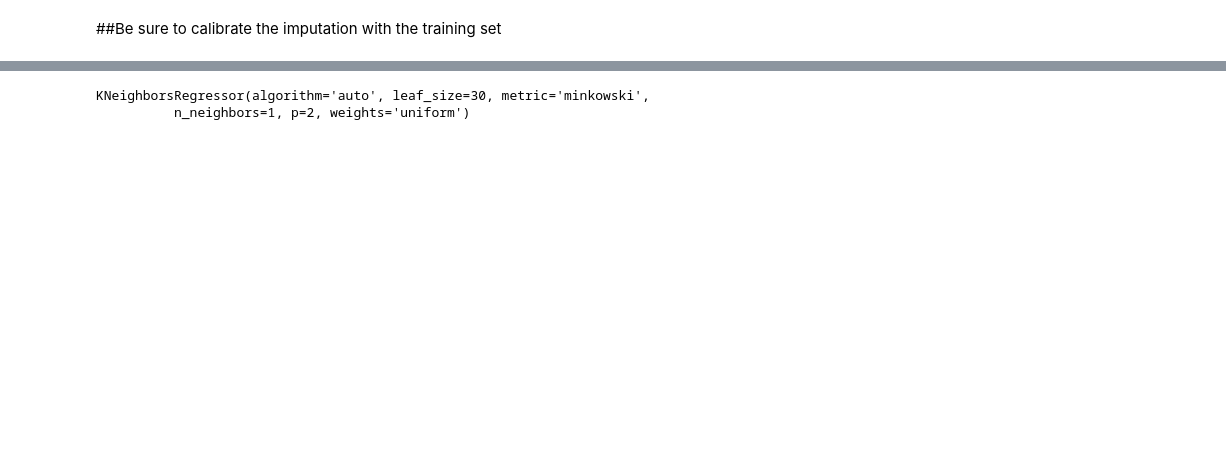
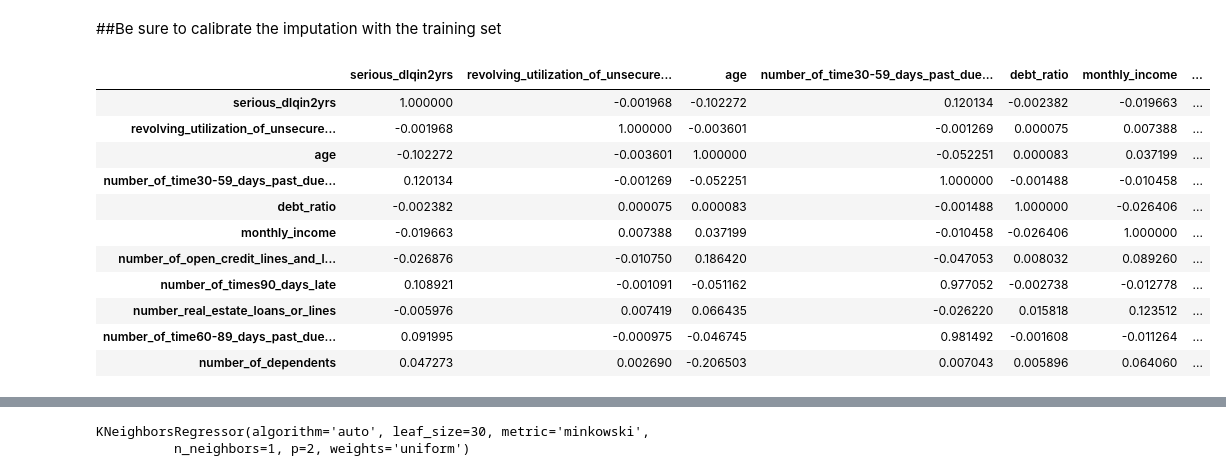
Before and after one commit to yhat/DataGotham2013, a Jupyter notebook: notebooks/5 - Imputing Data.ipynb, the cells around one changed output, grey strips where cells are left out. Saved outputs shown, nothing was run; the diff lists cells and outputs as text; code cells hidden in the pictures; blank space fills up the shorter version.

```diff
--- a/notebooks/5 - Imputing Data.ipynb
+++ b/notebooks/5 - Imputing Data.ipynb
@@ -47,3 +47,18 @@ income_imputer = KNeighborsRegressor(n_neighbors=1)
 # 'predictions' on the null data to impute monthly_income
 train_w_monthly_income = train[train.monthly_income.isnull()==False]
 train_w_null_monthly_income = train[train.monthly_income.isnull()==True]
+# %%
+train_w_monthly_income.corr()
+# %% [output]
+|  | serious_dlqin2yrs | revolving_utilization_of_unsecure... | age | number_of_time30-59_days_past_due... | debt_ratio | monthly_income | ... |
+| serious_dlqin2yrs | 1.000000 | -0.001968 | -0.102272 | 0.120134 | -0.002382 | -0.019663 | ... |
+| revolving_utilization_of_unsecure... | -0.001968 | 1.000000 | -0.003601 | -0.001269 | 0.000075 | 0.007388 | ... |
+| age | -0.102272 | -0.003601 | 1.000000 | -0.052251 | 0.000083 | 0.037199 | ... |
+| number_of_time30-59_days_past_due... | 0.120134 | -0.001269 | -0.052251 | 1.000000 | -0.001488 | -0.010458 | ... |
+| debt_ratio | -0.002382 | 0.000075 | 0.000083 | -0.001488 | 1.000000 | -0.026406 | ... |
+| monthly_income | -0.019663 | 0.007388 | 0.037199 | -0.010458 | -0.026406 | 1.000000 | ... |
+| number_of_open_credit_lines_and_l... | -0.026876 | -0.010750 | 0.186420 | -0.047053 | 0.008032 | 0.089260 | ... |
+| number_of_times90_days_late | 0.108921 | -0.001091 | -0.051162 | 0.977052 | -0.002738 | -0.012778 | ... |
+| number_real_estate_loans_or_lines | -0.005976 | 0.007419 | 0.066435 | -0.026220 | 0.015818 | 0.123512 | ... |
+| number_of_time60-89_days_past_due... | 0.091995 | -0.000975 | -0.046745 | 0.981492 | -0.001608 | -0.011264 | ... |
+| number_of_dependents | 0.047273 | 0.002690 | -0.206503 | 0.007043 | 0.005896 | 0.064060 | ... |
```
Also changed, not shown: parts of 10 cells of this notebook, 7 other files.
